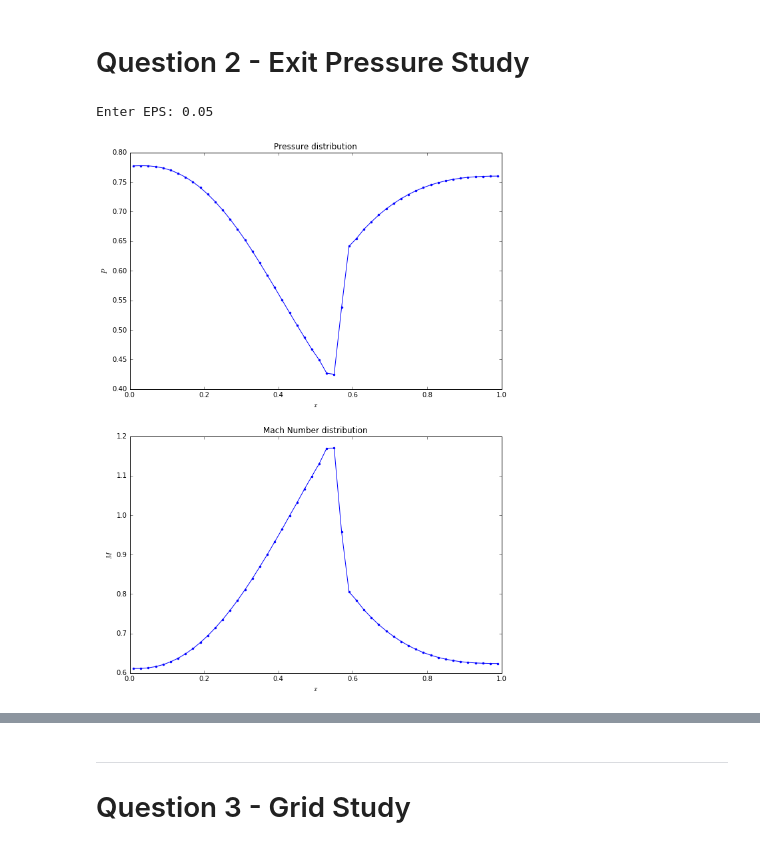
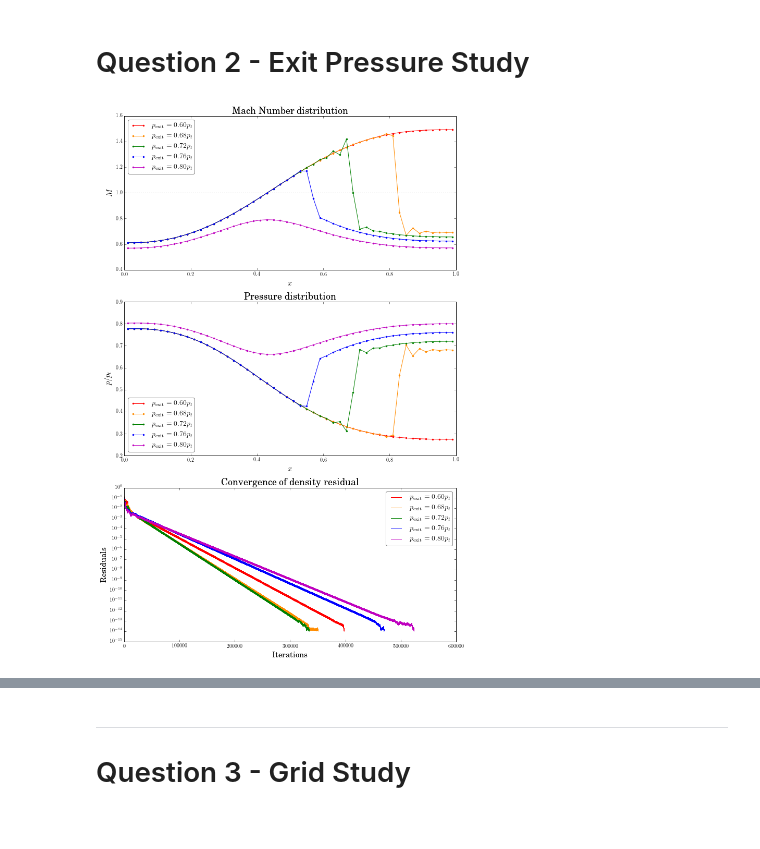
Before and after one commit to selimb/schoolstuff, a Jupyter notebook: mech539/finalproject/PostProcess.ipynb, the cells around one changed output, grey strips where cells are left out. Saved outputs shown, nothing was run; the diff lists cells and outputs as text; code cells hidden in the pictures.

```diff
--- a/mech539/finalproject/PostProcess.ipynb
+++ b/mech539/finalproject/PostProcess.ipynb
@@ -71,7 +72,33 @@ def q2_test():
     plot_pressure(state, ax1)
     plot_mach(state, ax2)
 
-q2_test()
+# q2_test()
-# %% [output]
-Enter EPS: 0.05
-[figure, removed]
+# %%
+def q2():
+    for k, v in q2_params.items():
+        modify_param(k, v)
+    eps = 0.05
+    pratios = [0.6, 0.68, 0.72, 0.76, 0.8]
+    colors = mk_colors(pratios)
+    colors = reversed(colors)
+    modify_param('eps', eps)
+    fig, axes = plt.subplots(nrows=3, figsize=(10, 15))
+    ax1, ax2, ax3 = axes
+    for color, pratio in zip(colors, pratios):
+        modify_param('p_exit_ratio', pratio)
+        out = run()
+        state, resi, time = read_data()
+        label = r'$p_{\mathrm{exit}} = %.2f p_t$' % pratio
+        opt = dict(color=color, label=label)
+        plot_mach(state, ax1, **opt)
+        plot_pressure(state, ax2, **opt)
+        plot_residual(resi, ax3, **opt)
+
+    for ax in axes:
+        ax.legend()
+    fig.tight_layout()
+    savefig(fig, 'q2')
+
+q2()
+# %% [output]
+[figure, added]
```
Also changed, not shown: parts of 17 cells of this notebook, 2 other files.
